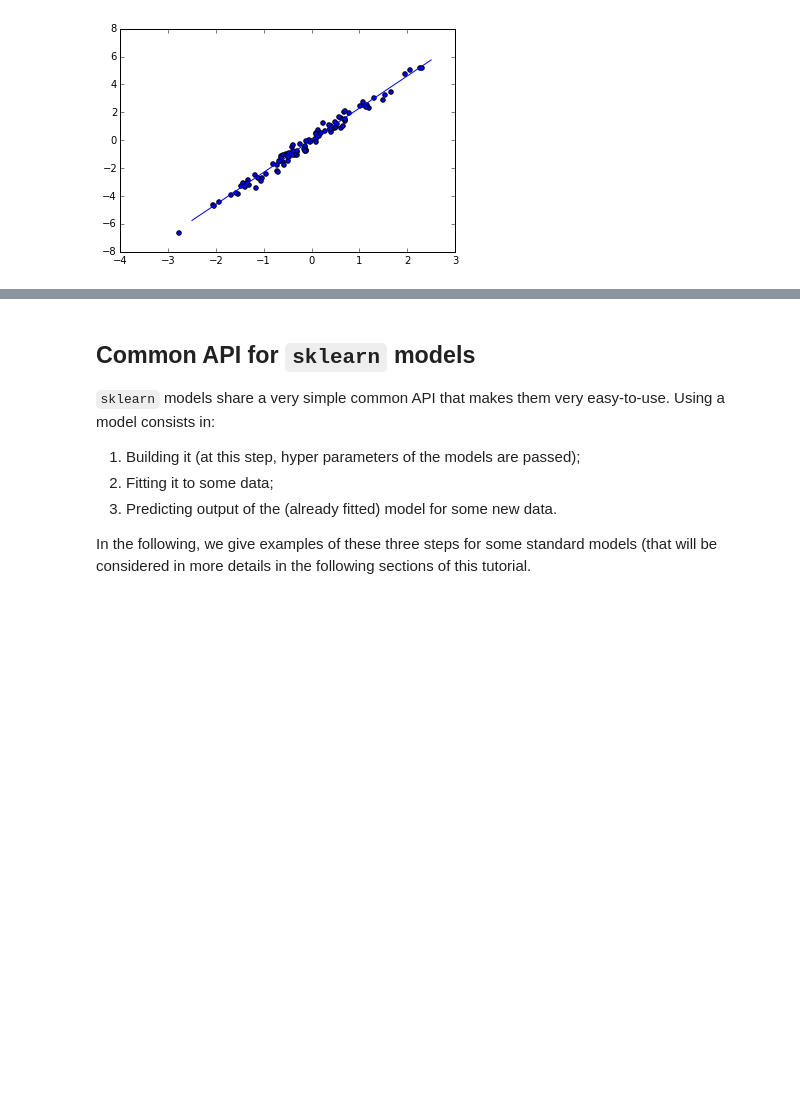
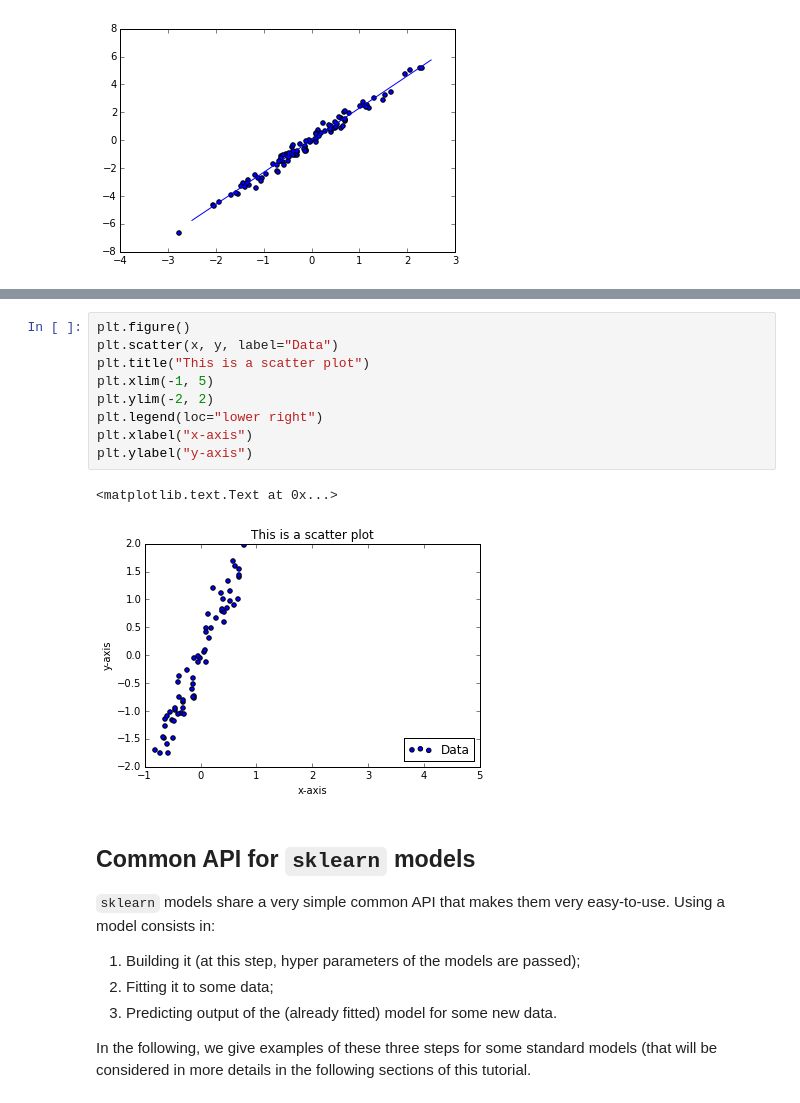
Before and after one commit to rtavenar/rtavenar.github.io, a Jupyter notebook: teaching/sklearn/notebooks/00_Introduction.ipynb, the cells around one changed output, grey strips where cells are left out. Saved outputs shown, nothing was run; the diff lists cells and outputs as text; blank space fills up the shorter version.

```diff
--- a/teaching/sklearn/notebooks/00_Introduction.ipynb
+++ b/teaching/sklearn/notebooks/00_Introduction.ipynb
@@ -359,3 +367,15 @@ plt.show()
+# %%
+plt.figure()
+plt.scatter(x, y, label="Data")
+plt.title("This is a scatter plot")
+plt.xlim(-1, 5)
+plt.ylim(-2, 2)
+plt.legend(loc="lower right")
+plt.xlabel("x-axis")
+plt.ylabel("y-axis")
+# %% [output]
+<matplotlib.text.Text at 0x...>
+[figure, added]
 # %% [markdown]
 ## Common API for `sklearn` models
 
```
Also changed, not shown: parts of 4 cells of this notebook, 2 other files.
